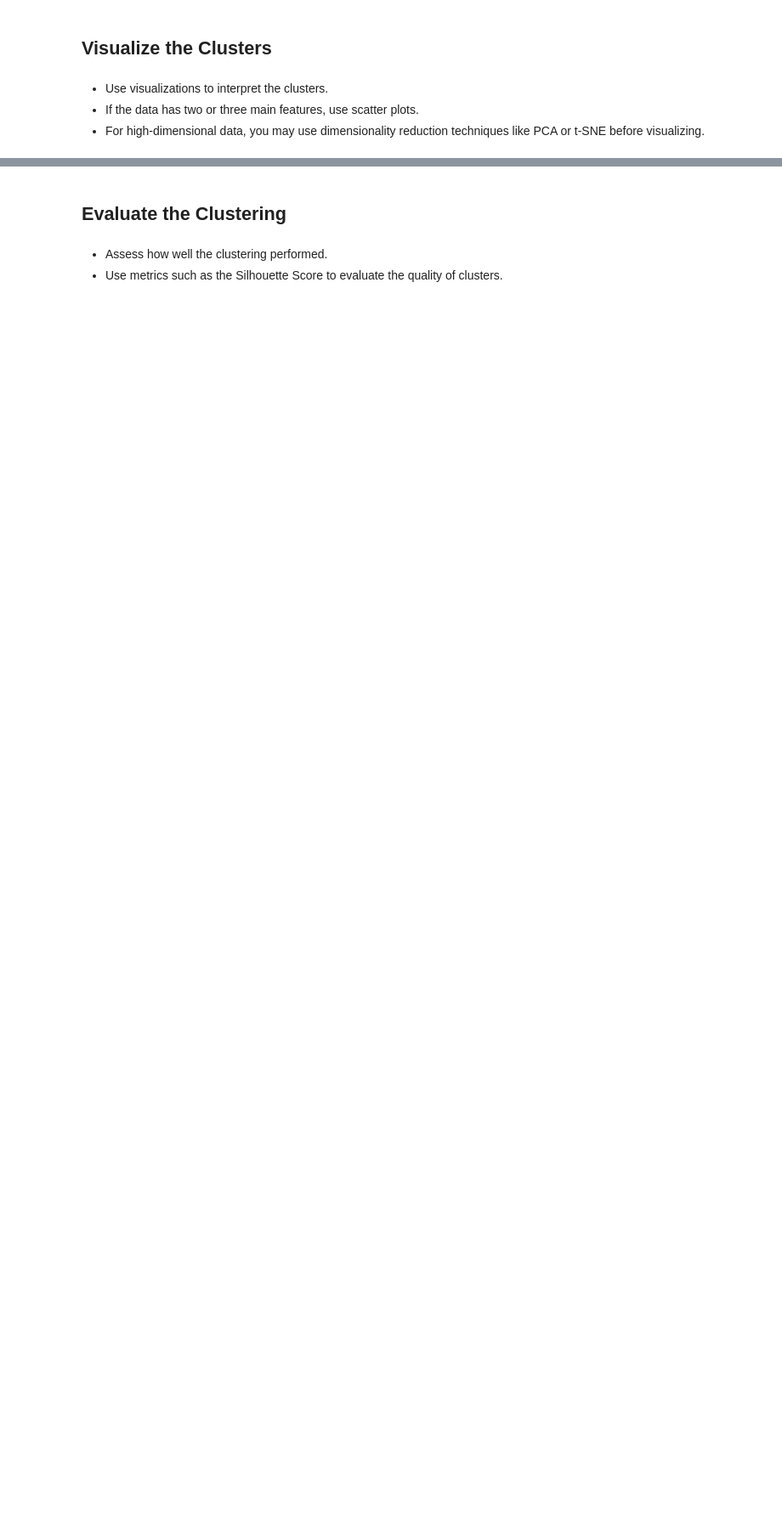
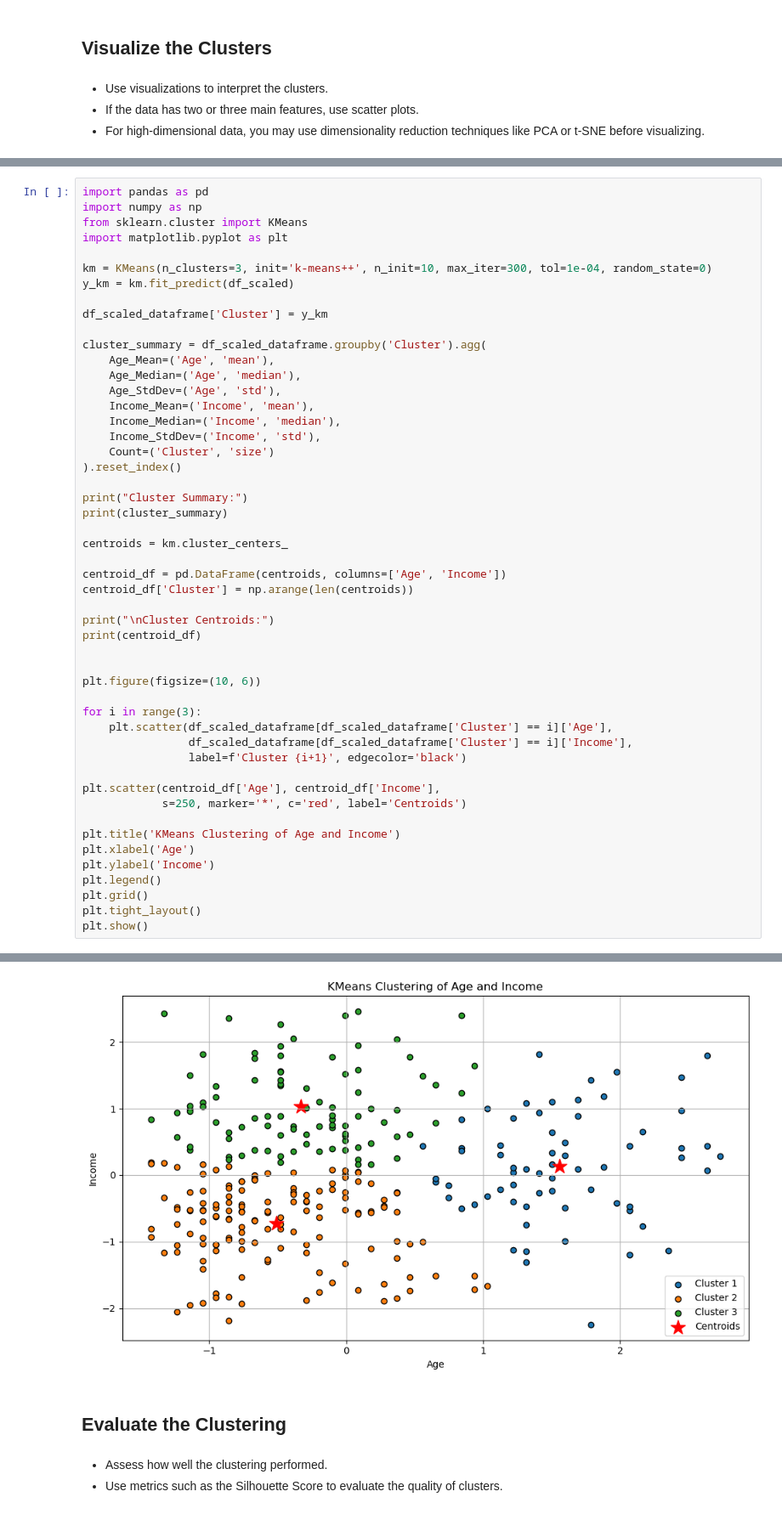
Before and after one commit to Alex-Idachaba/Machine-Learning-Algorithms, a Jupyter notebook: k-means_clustering.ipynb, the cells around one changed output, grey strips where cells are left out. Shown: that part at 85% size. Saved outputs shown, nothing was run; the diff lists cells and outputs as text; blank space fills up the shorter version.

Commit message:
summary statistics

```diff
--- a/k-means_clustering.ipynb
+++ b/k-means_clustering.ipynb
@@ -433,0 +421,51 @@ plt.show()
+# %%
+import pandas as pd
+import numpy as np
+from sklearn.cluster import KMeans
+import matplotlib.pyplot as plt
+
+km = KMeans(n_clusters=3, init='k-means++', n_init=10, max_iter=300, tol=1e-04, random_state=0)
+y_km = km.fit_predict(df_scaled)
+
+df_scaled_dataframe['Cluster'] = y_km
+
+cluster_summary = df_scaled_dataframe.groupby('Cluster').agg(
+    Age_Mean=('Age', 'mean'),
+    Age_Median=('Age', 'median'),
+    Age_StdDev=('Age', 'std'),
+    Income_Mean=('Income', 'mean'),
+    Income_Median=('Income', 'median'),
+    Income_StdDev=('Income', 'std'),
+    Count=('Cluster', 'size')
+).reset_index()
+
+print("Cluster Summary:")
+print(cluster_summary)
+
+centroids = km.cluster_centers_
+
+centroid_df = pd.DataFrame(centroids, columns=['Age', 'Income'])
+centroid_df['Cluster'] = np.arange(len(centroids))
+
+print("\nCluster Centroids:")
+print(centroid_df)
+
+
+plt.figure(figsize=(10, 6))
+
+for i in range(3):
+    plt.scatter(df_scaled_dataframe[df_scaled_dataframe['Cluster'] == i]['Age'],
+                df_scaled_dataframe[df_scaled_dataframe['Cluster'] == i]['Income'],
+                label=f'Cluster {i+1}', edgecolor='black')
+
+plt.scatter(centroid_df['Age'], centroid_df['Income'],
+            s=250, marker='*', c='red', label='Centroids')
+
+plt.title('KMeans Clustering of Age and Income')
+plt.xlabel('Age')
+plt.ylabel('Income')
+plt.legend()
+plt.grid()
+plt.tight_layout()
+plt.show()
+# %% [output]
@@ -434,3 +488,4 @@ plt.show()
+[figure, added]
 # %% [markdown]
 ## Evaluate the Clustering
 # %% [markdown]
```
Also changed, not shown: parts of 14 cells of this notebook.
